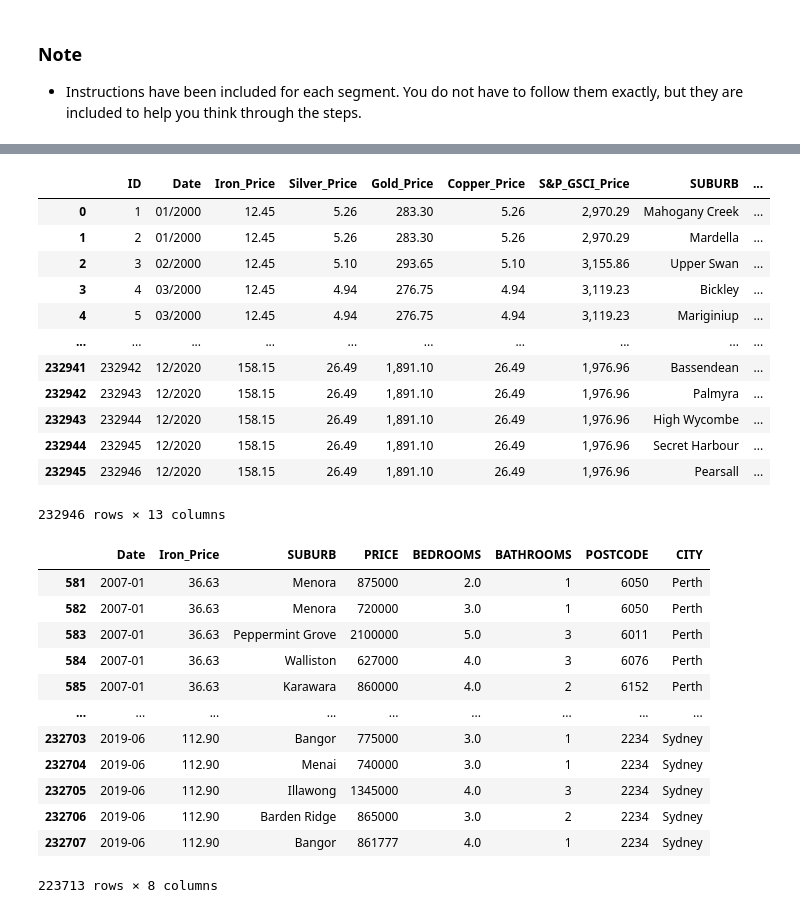
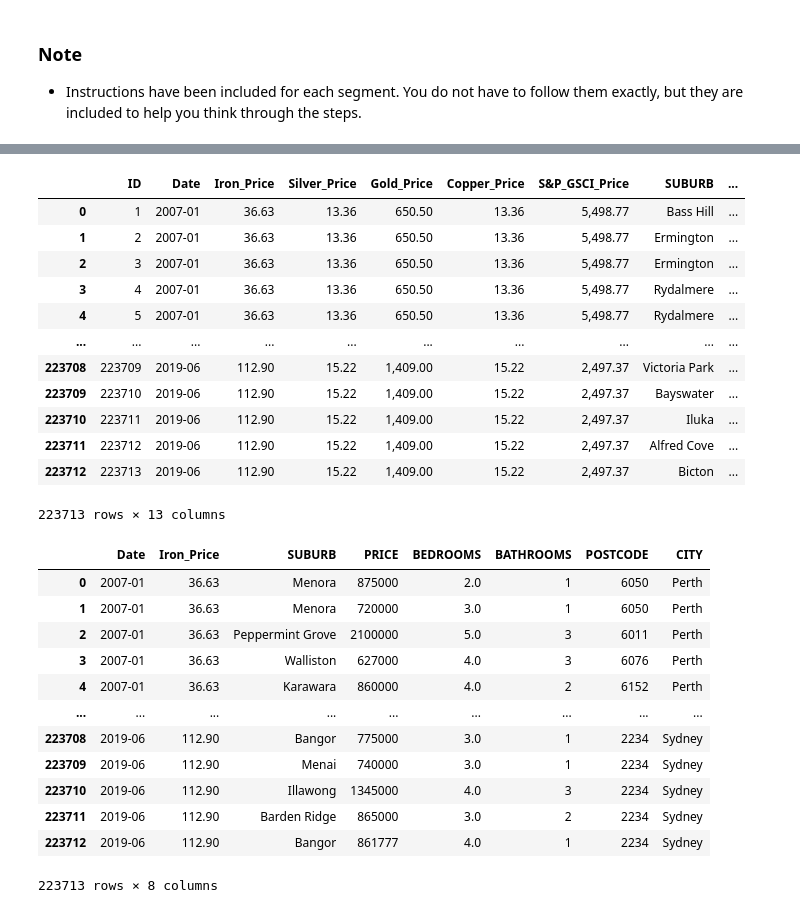
Before and after one commit to Dion-Daniels/Project1, a Jupyter notebook: Data/House_Commodities_Data_Cleanup.ipynb, the cells around one changed output, grey strips where cells are left out. Saved outputs shown, nothing was run; the diff lists cells and outputs as text; code cells hidden in the pictures.

Commit message:
restrict each city housing data to set dates

```diff
--- a/Data/House_Commodities_Data_Cleanup.ipynb
+++ b/Data/House_Commodities_Data_Cleanup.ipynb
@@ -18,9 +18,10 @@ clean_data = clean_data.rename(columns={' Copper Price': 'Copper_Price',
                                         'Silver Price':'Silver_Price',
                                         'Gold Price':'Gold_Price',
                                        'S&P GSCI Price':'S&P_GSCI_Price'})
-
 clean_data['Date'] = clean_data['Date'].str[2:]
-#clean_data
-
+clean_data['Date'] = pd.to_datetime(clean_data['Date']).dt.to_period('M')
+clean_data = clean_data[(clean_data['Date'] >= '2007-01')
+                           & (clean_data['Date'] <= '2019-06')]
+clean_data
 #save data to Commodities_clean.csv
-clean_data.to_csv('Outputs/Commodities_clean.csv')
+#clean_data.to_csv('Outputs/Commodities_clean.csv')
@@ -36,5 +51,7 @@ perth_data = pd.read_csv(perth_to_load)
 # %%
 #fix up Date_sold format errors and bring in line with other datasets
 perth_data["DATE_SOLD"] = perth_data["DATE_SOLD"].str.replace('\r','')
-perth_data["DATE_SOLD"] = perth_data["DATE_SOLD"].str.replace('-','/')
-#perth_data
+perth_data["DATE_SOLD"] = pd.to_datetime(perth_data["DATE_SOLD"], errors='coerce').dt.to_period('M')
+perth_data = perth_data[(perth_data["DATE_SOLD"] >= '2007-01')
+                           & (perth_data["DATE_SOLD"] <= '2019-06')]
+perth_data
@@ -73,6 +141,5 @@ Sydney_data["CITY"] = "Sydney"
 #Sydney_data.sort_values(by=['Date'])
 # %%
 #Change the Date from string to datetime then convert to desired format
-Sydney_data['Date'] = pd.to_datetime(Sydney_data['Date'], errors='coerce')
-Sydney_data['Date'] = Sydney_data["Date"].dt.strftime("%m/20%y")
-#Sydney_data
+Sydney_data['Date'] = pd.to_datetime(Sydney_data['Date'], errors='coerce').dt.to_period('M')
+Sydney_data
@@ -129,51 +224,48 @@ complete_df.insert(0, 'ID', range(1, 1 + len(complete_df)))
 complete_df
 # %% [output]
 |  | ID | Date | Iron_Price | Silver_Price | Gold_Price | Copper_Price | S&P_GSCI_Price | SUBURB | ... |
-| 0 | 1 | 01/2000 | 12.45 | 5.26 | 283.30 | 5.26 | 2,970.29 | Mahogany Creek | ... |
-| 1 | 2 | 01/2000 | 12.45 | 5.26 | 283.30 | 5.26 | 2,970.29 | Mardella | ... |
-| 2 | 3 | 02/2000 | 12.45 | 5.10 | 293.65 | 5.10 | 3,155.86 | Upper Swan | ... |
-| 3 | 4 | 03/2000 | 12.45 | 4.94 | 276.75 | 4.94 | 3,119.23 | Bickley | ... |
-| 4 | 5 | 03/2000 | 12.45 | 4.94 | 276.75 | 4.94 | 3,119.23 | Mariginiup | ... |
+| 0 | 1 | 2007-01 | 36.63 | 13.36 | 650.50 | 13.36 | 5,498.77 | Bass Hill | ... |
+| 1 | 2 | 2007-01 | 36.63 | 13.36 | 650.50 | 13.36 | 5,498.77 | Ermington | ... |
+| 2 | 3 | 2007-01 | 36.63 | 13.36 | 650.50 | 13.36 | 5,498.77 | Ermington | ... |
+| 3 | 4 | 2007-01 | 36.63 | 13.36 | 650.50 | 13.36 | 5,498.77 | Rydalmere | ... |
+| 4 | 5 | 2007-01 | 36.63 | 13.36 | 650.50 | 13.36 | 5,498.77 | Rydalmere | ... |
 | ... | ... | ... | ... | ... | ... | ... | ... | ... | ... |
-| 232941 | 232942 | 12/2020 | 158.15 | 26.49 | 1,891.10 | 26.49 | 1,976.96 | Bassendean | ... |
-| 232942 | 232943 | 12/2020 | 158.15 | 26.49 | 1,891.10 | 26.49 | 1,976.96 | Palmyra | ... |
-| 232943 | 232944 | 12/2020 | 158.15 | 26.49 | 1,891.10 | 26.49 | 1,976.96 | High Wycombe | ... |
-| 232944 | 232945 | 12/2020 | 158.15 | 26.49 | 1,891.10 | 26.49 | 1,976.96 | Secret Harbour | ... |
-| 232945 | 232946 | 12/2020 | 158.15 | 26.49 | 1,891.10 | 26.49 | 1,976.96 | Pearsall | ... |
+| 223708 | 223709 | 2019-06 | 112.90 | 15.22 | 1,409.00 | 15.22 | 2,497.37 | Victoria Park | ... |
+| 223709 | 223710 | 2019-06 | 112.90 | 15.22 | 1,409.00 | 15.22 | 2,497.37 | Bayswater | ... |
+| 223710 | 223711 | 2019-06 | 112.90 | 15.22 | 1,409.00 | 15.22 | 2,497.37 | Iluka | ... |
+| 223711 | 223712 | 2019-06 | 112.90 | 15.22 | 1,409.00 | 15.22 | 2,497.37 | Alfred Cove | ... |
+| 223712 | 223713 | 2019-06 | 112.90 | 15.22 | 1,409.00 | 15.22 | 2,497.37 | Bicton | ... |
-232946 rows × 13 columns
+223713 rows × 13 columns
 # %%
 #save data to complete_house_commodities.csv
 complete_df.to_csv('Outputs/complete_house_commodities.csv')
 # %%
 iron_city_df = pd.concat([perth_iron_df, sydney_iron_df], ignore_index=True)
 #limit variables to match eachother
 iron_city_df = iron_city_df[['Date',
                              'Iron_Price',
                              'SUBURB',
                              'PRICE',
                              'BEDROOMS',
                              'BATHROOMS',
                              'POSTCODE',
                              'CITY']]
-iron_city_df['Date'] = pd.to_datetime(iron_city_df['Date'], errors='coerce').dt.to_period('M')
-iron_city_df = iron_city_df[(iron_city_df['Date'] >= '2007-01')
-                           & (iron_city_df['Date'] <= '2019-06')]
 #iron_city_df
 iron_city_df.to_csv('Outputs/complete_house_iron.csv')
 iron_city_df
 # %% [output]
 |  | Date | Iron_Price | SUBURB | PRICE | BEDROOMS | BATHROOMS | POSTCODE | CITY |
-| 581 | 2007-01 | 36.63 | Menora | 875000 | 2.0 | 1 | 6050 | Perth |
-| 582 | 2007-01 | 36.63 | Menora | 720000 | 3.0 | 1 | 6050 | Perth |
-| 583 | 2007-01 | 36.63 | Peppermint Grove | 2100000 | 5.0 | 3 | 6011 | Perth |
-| 584 | 2007-01 | 36.63 | Walliston | 627000 | 4.0 | 3 | 6076 | Perth |
-| 585 | 2007-01 | 36.63 | Karawara | 860000 | 4.0 | 2 | 6152 | Perth |
+| 0 | 2007-01 | 36.63 | Menora | 875000 | 2.0 | 1 | 6050 | Perth |
+| 1 | 2007-01 | 36.63 | Menora | 720000 | 3.0 | 1 | 6050 | Perth |
+| 2 | 2007-01 | 36.63 | Peppermint Grove | 2100000 | 5.0 | 3 | 6011 | Perth |
+| 3 | 2007-01 | 36.63 | Walliston | 627000 | 4.0 | 3 | 6076 | Perth |
+| 4 | 2007-01 | 36.63 | Karawara | 860000 | 4.0 | 2 | 6152 | Perth |
 | ... | ... | ... | ... | ... | ... | ... | ... | ... |
-| 232703 | 2019-06 | 112.90 | Bangor | 775000 | 3.0 | 1 | 2234 | Sydney |
-| 232704 | 2019-06 | 112.90 | Menai | 740000 | 3.0 | 1 | 2234 | Sydney |
-| 232705 | 2019-06 | 112.90 | Illawong | 1345000 | 4.0 | 3 | 2234 | Sydney |
-| 232706 | 2019-06 | 112.90 | Barden Ridge | 865000 | 3.0 | 2 | 2234 | Sydney |
-| 232707 | 2019-06 | 112.90 | Bangor | 861777 | 4.0 | 1 | 2234 | Sydney |
+| 223708 | 2019-06 | 112.90 | Bangor | 775000 | 3.0 | 1 | 2234 | Sydney |
+| 223709 | 2019-06 | 112.90 | Menai | 740000 | 3.0 | 1 | 2234 | Sydney |
+| 223710 | 2019-06 | 112.90 | Illawong | 1345000 | 4.0 | 3 | 2234 | Sydney |
+| 223711 | 2019-06 | 112.90 | Barden Ridge | 865000 | 3.0 | 2 | 2234 | Sydney |
+| 223712 | 2019-06 | 112.90 | Bangor | 861777 | 4.0 | 1 | 2234 | Sydney |
 223713 rows × 8 columns
 # %%
 #create data drame of 3 bedroom houses
```
Also changed, not shown: parts of 8 cells of this notebook, 10 other files.
